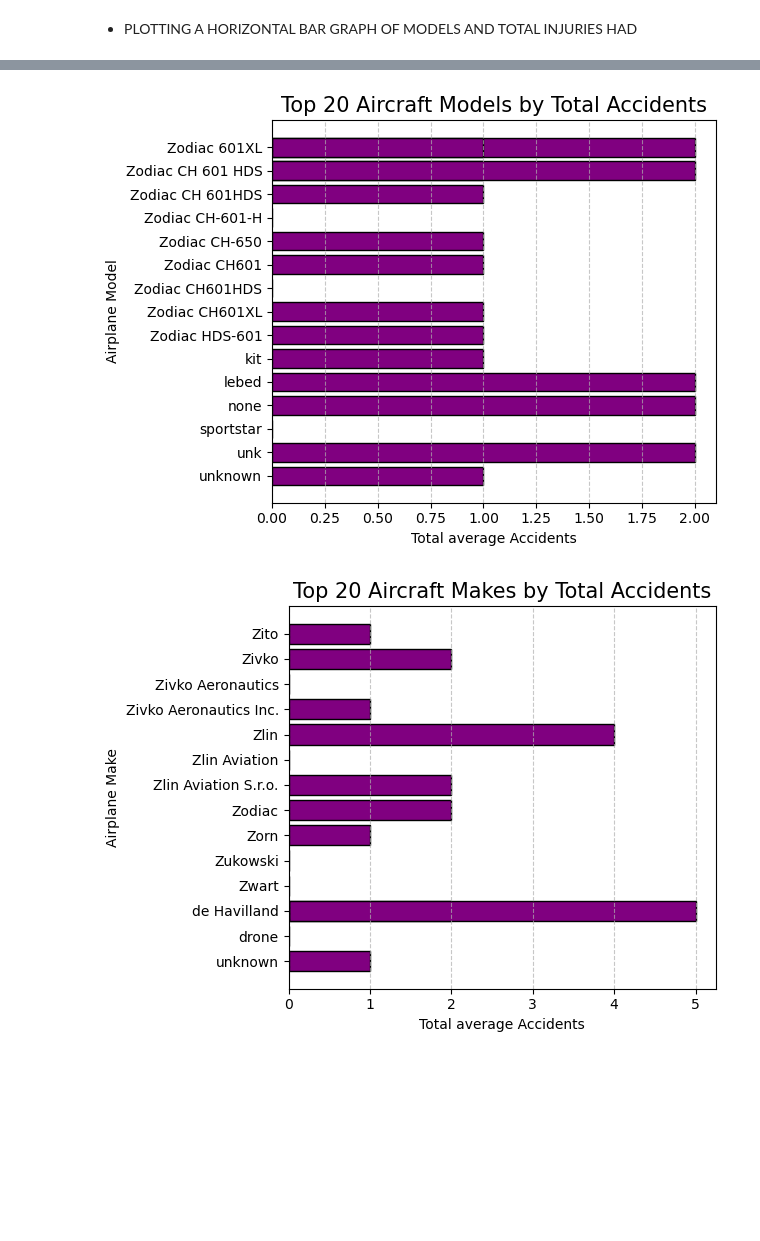
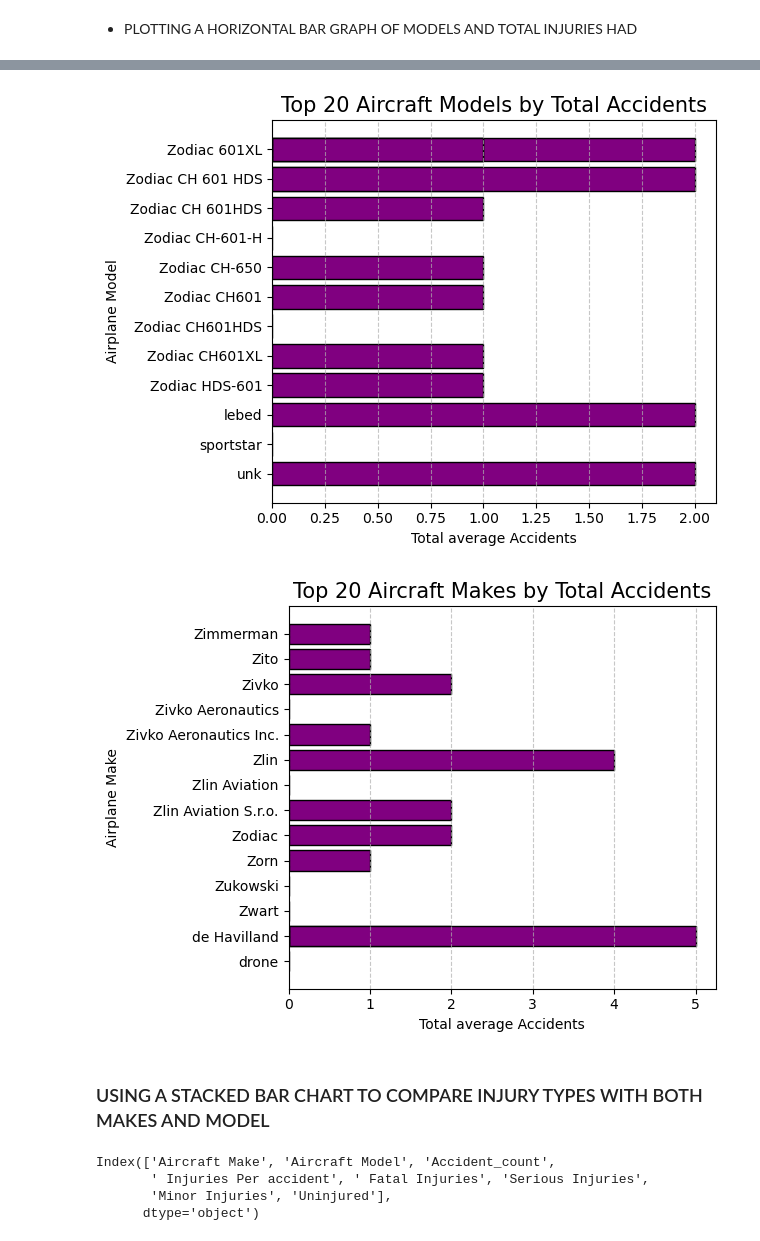
Before and after one commit to karanimwarimu/DSF-phase-1-project, a Jupyter notebook: student.ipynb, the cells around one changed output, grey strips where cells are left out. Drawn from its saved outputs; the diff is of its cells as text; code cells hidden in the pictures; blank space fills up the shorter version.

Commit message:
Did more visualization

```diff
--- a/student.ipynb
+++ b/student.ipynb
@@ -525,0 +503,4 @@ Index(['Aircraft Make', 'Aircraft Model', 'Accident_count',
+# %%
+null_colls_data = ["Aircraft Make" , "Aircraft Model"]
+
+risk_by_aircraft.dropna(subset= null_colls_data , inplace=True)
@@ -525,0 +509,2 @@ Index(['Aircraft Make', 'Aircraft Model', 'Accident_count',
+# %%
+risk_by_aircraft = risk_by_aircraft[(risk_by_aircraft["Aircraft Make"] != "unknown") & (risk_by_aircraft["Aircraft Model"] != "unknown")]
@@ -525,0 +513,2 @@ Index(['Aircraft Make', 'Aircraft Model', 'Accident_count',
+# %%
+risk_by_aircraft = risk_by_aircraft[(risk_by_aircraft["Aircraft Make"] != "none") & (risk_by_aircraft["Aircraft Model"] != "none")]
@@ -568,21 +602,31 @@ plt.grid(axis='x', linestyle='--', alpha=0.7)
 plt.tight_layout()
 plt.show()
 # %% [output]
-[figure, old version]
+[figure, new version]
 # %%
 risk_top = risk_by_aircraft.sort_values("Aircraft Make" , ascending=False).head(20)
 
 total_injuries = risk_top[" Injuries Per accident" ]
-aircraft_model = risk_top["Aircraft Make"]
+aircraft_make = risk_top["Aircraft Make"]
 
-plt.barh( aircraft_model ,total_injuries  , color='purple' , edgecolor = "black")
+plt.barh( aircraft_make ,total_injuries  , color='purple' , edgecolor = "black")
 plt.title("Top 20 Aircraft Makes by Total Accidents" , fontsize= 15)
 plt.xlabel("Total average Accidents")
 plt.ylabel("Airplane Make")
 
 plt.grid(axis='x', linestyle='--', alpha=0.7)
 
 plt.tight_layout()
 plt.show()
 # %% [output]
-[figure, old version]
+[figure, new version]
+# %% [markdown]
+### USING A STACKED BAR CHART TO COMPARE INJURY TYPES WITH BOTH MAKES AND MODEL
+# %%
+risk_top = risk_by_aircraft.sort_values("Aircraft Make" , ascending=False).head(20)
+risk_top.columns
+# %% [output]
+Index(['Aircraft Make', 'Aircraft Model', 'Accident_count',
+       ' Injuries Per accident', ' Fatal Injuries', 'Serious Injuries',
+       'Minor Injuries', 'Uninjured'],
+      dtype='object')
```
Also changed, not shown: parts of 44 cells of this notebook.
